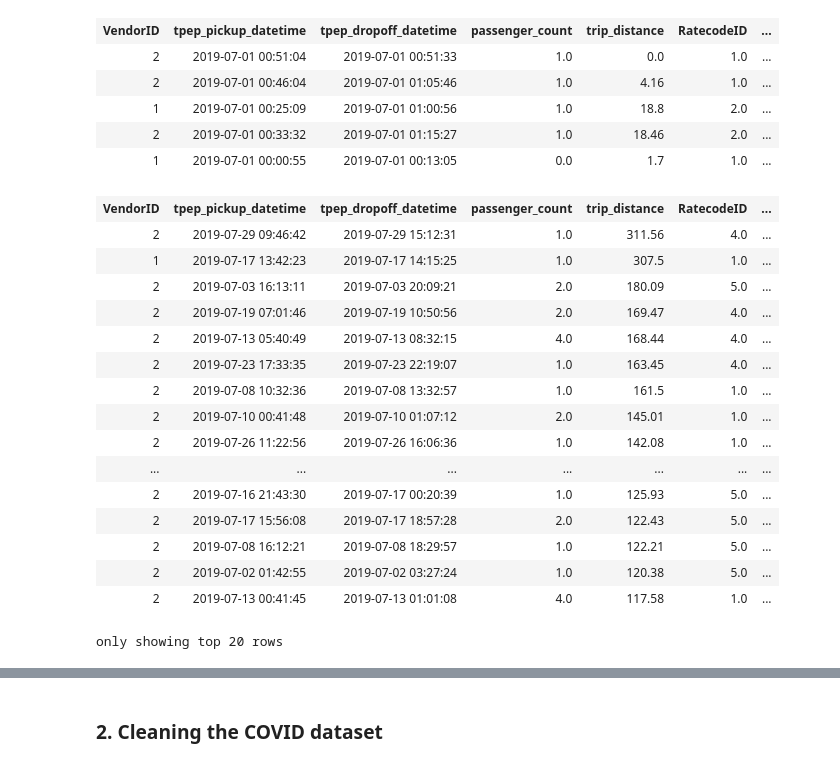
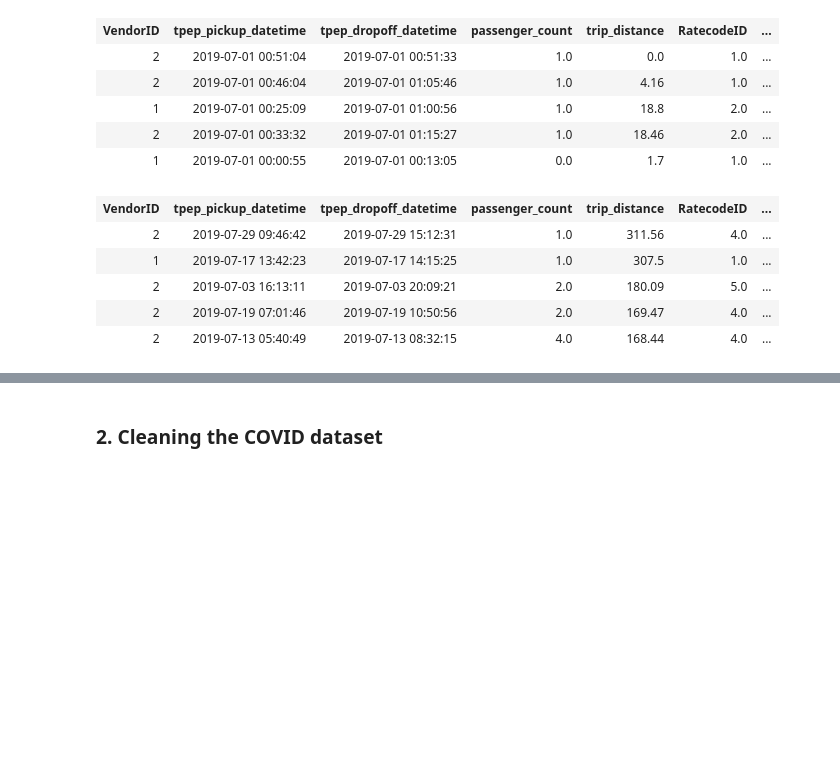
Before and after one commit to MAST30034-Applied-Data-Science/mast30034-project-1-DigitalData, a Jupyter notebook: notebooks/preprocessing_part_1_cleaning.ipynb, the cells around one changed output, grey strips where cells are left out. Saved outputs shown, nothing was run; the diff lists cells and outputs as text; code cells hidden in the pictures; blank space fills up the shorter version.

```diff
--- a/notebooks/preprocessing_part_1_cleaning.ipynb
+++ b/notebooks/preprocessing_part_1_cleaning.ipynb
@@ -65,25 +65,14 @@ example_df.limit(5)
 | 2 | 2019-07-01 00:33:32 | 2019-07-01 01:15:27 | 1.0 | 18.46 | 2.0 | ... |
 | 1 | 2019-07-01 00:00:55 | 2019-07-01 00:13:05 | 0.0 | 1.7 | 1.0 | ... |
 # %%
-example_df.sort('trip_distance', ascending = False)
+example_df.sort('trip_distance', ascending = False).limit(5)
 # %% [output]
 | VendorID | tpep_pickup_datetime | tpep_dropoff_datetime | passenger_count | trip_distance | RatecodeID | ... |
 | 2 | 2019-07-29 09:46:42 | 2019-07-29 15:12:31 | 1.0 | 311.56 | 4.0 | ... |
 | 1 | 2019-07-17 13:42:23 | 2019-07-17 14:15:25 | 1.0 | 307.5 | 1.0 | ... |
 | 2 | 2019-07-03 16:13:11 | 2019-07-03 20:09:21 | 2.0 | 180.09 | 5.0 | ... |
 | 2 | 2019-07-19 07:01:46 | 2019-07-19 10:50:56 | 2.0 | 169.47 | 4.0 | ... |
 | 2 | 2019-07-13 05:40:49 | 2019-07-13 08:32:15 | 4.0 | 168.44 | 4.0 | ... |
-| 2 | 2019-07-23 17:33:35 | 2019-07-23 22:19:07 | 1.0 | 163.45 | 4.0 | ... |
-| 2 | 2019-07-08 10:32:36 | 2019-07-08 13:32:57 | 1.0 | 161.5 | 1.0 | ... |
-| 2 | 2019-07-10 00:41:48 | 2019-07-10 01:07:12 | 2.0 | 145.01 | 1.0 | ... |
-| 2 | 2019-07-26 11:22:56 | 2019-07-26 16:06:36 | 1.0 | 142.08 | 1.0 | ... |
-| ... | ... | ... | ... | ... | ... | ... |
-| 2 | 2019-07-16 21:43:30 | 2019-07-17 00:20:39 | 1.0 | 125.93 | 5.0 | ... |
-| 2 | 2019-07-17 15:56:08 | 2019-07-17 18:57:28 | 2.0 | 122.43 | 5.0 | ... |
-| 2 | 2019-07-08 16:12:21 | 2019-07-08 18:29:57 | 1.0 | 122.21 | 5.0 | ... |
-| 2 | 2019-07-02 01:42:55 | 2019-07-02 03:27:24 | 1.0 | 120.38 | 5.0 | ... |
-| 2 | 2019-07-13 00:41:45 | 2019-07-13 01:01:08 | 4.0 | 117.58 | 1.0 | ... |
-only showing top 20 rows
 # %%
 # names of the tlc datasets to clean
 # (I was originally planning on working on fhvhv and green as well)
```
Also changed, not shown: parts of 10 cells of this notebook, 3 other files.
